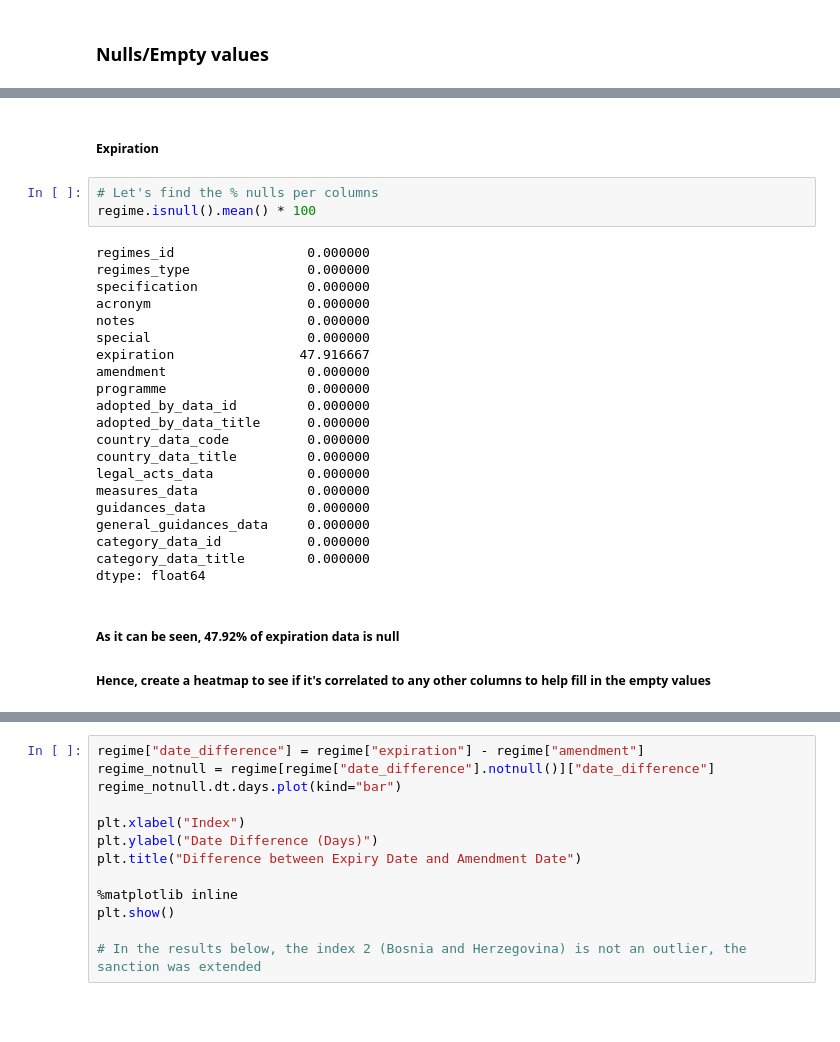
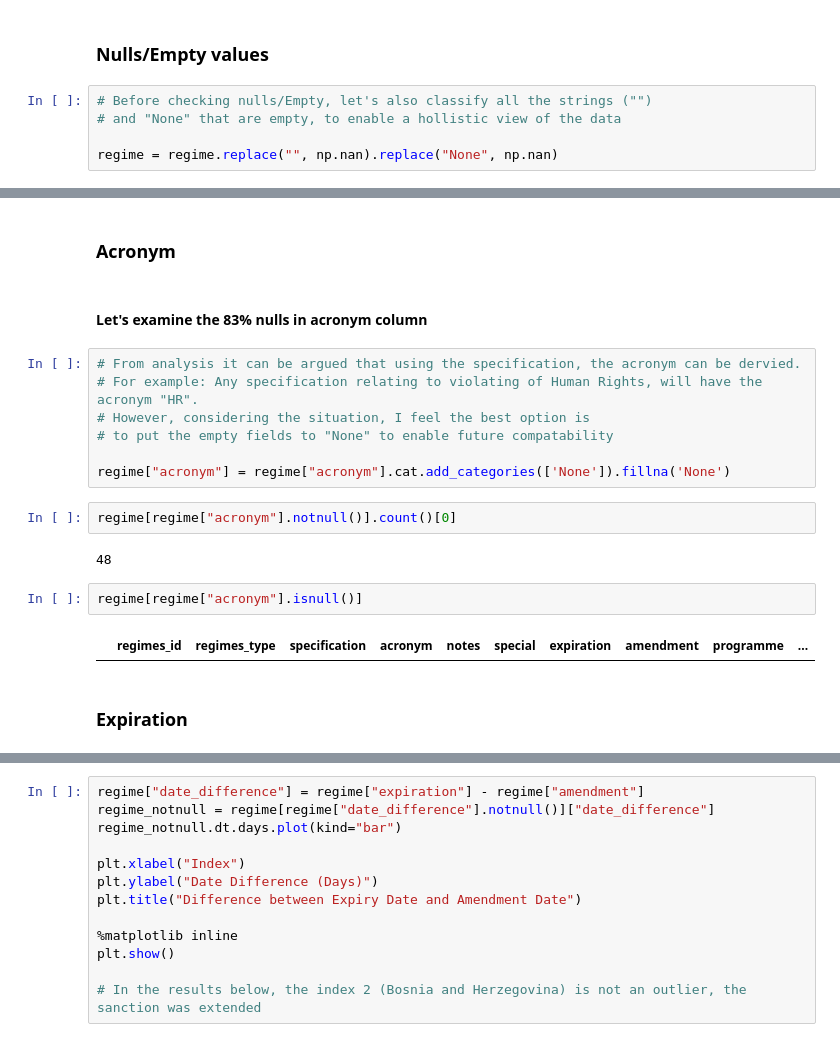
Before and after one commit to kwamemarfo/sanctions, a Jupyter notebook: Data Assets/Data Analysis.ipynb, the cells around one changed output, grey strips where cells are left out. Saved outputs shown, nothing was run; the diff lists cells and outputs as text; blank space fills up the shorter version.

Commit message:
change to logic in data analysis notebook

```diff
--- a/Data Assets/Data Analysis.ipynb
+++ b/Data Assets/Data Analysis.ipynb
@@ -81,3 +81,8 @@ regime[date_fields] = regime[date_fields].apply(pd.to_datetime, unit='s')
 #regime.dtypes
 # %% [markdown]
 ### Nulls/Empty values
+# %%
+# Before checking nulls/Empty, let's also classify all the strings ("")
+# and "None" that are empty, to enable a hollistic view of the data
+
+regime = regime.replace("", np.nan).replace("None", np.nan)
@@ -84,29 +113,21 @@ regime[date_fields] = regime[date_fields].apply(pd.to_datetime, unit='s')
+# %% [markdown]
+### Acronym
+# %% [markdown]
+#### Let's examine the 83% nulls in acronym column
+# %%
+# From analysis it can be argued that using the specification, the acronym can be dervied.
+# For example: Any specification relating to violating of Human Rights, will have the acronym "HR".
+# However, considering the situation, I feel the best option is
+# to put the empty fields to "None" to enable future compatability
+
+regime["acronym"] = regime["acronym"].cat.add_categories(['None']).fillna('None')
+# %%
+regime[regime["acronym"].notnull()].count()[0]
+# %% [output]
+48
+# %%
+regime[regime["acronym"].isnull()]
+# %% [output]
+|  | regimes_id | regimes_type | specification | acronym | notes | special | expiration | amendment | programme | ... |
 # %% [markdown]
-##### Expiration
+### Expiration
-# %%
-# Let's find the % nulls per columns
-regime.isnull().mean() * 100
-# %% [output]
-regimes_id                 0.000000
-regimes_type               0.000000
-specification              0.000000
-acronym                    0.000000
-notes                      0.000000
-special                    0.000000
-expiration                47.916667
-amendment                  0.000000
-programme                  0.000000
-adopted_by_data_id         0.000000
-adopted_by_data_title      0.000000
-country_data_code          0.000000
-country_data_title         0.000000
-legal_acts_data            0.000000
-measures_data              0.000000
-guidances_data             0.000000
-general_guidances_data     0.000000
-category_data_id           0.000000
-category_data_title        0.000000
-dtype: float64
-# %% [markdown]
-##### As it can be seen, 47.92% of expiration data is null
-##### Hence, create a heatmap to see if it's correlated to any other columns to help fill in the empty values
```
Also changed, not shown: parts of 18 cells of this notebook, 1 other file.
